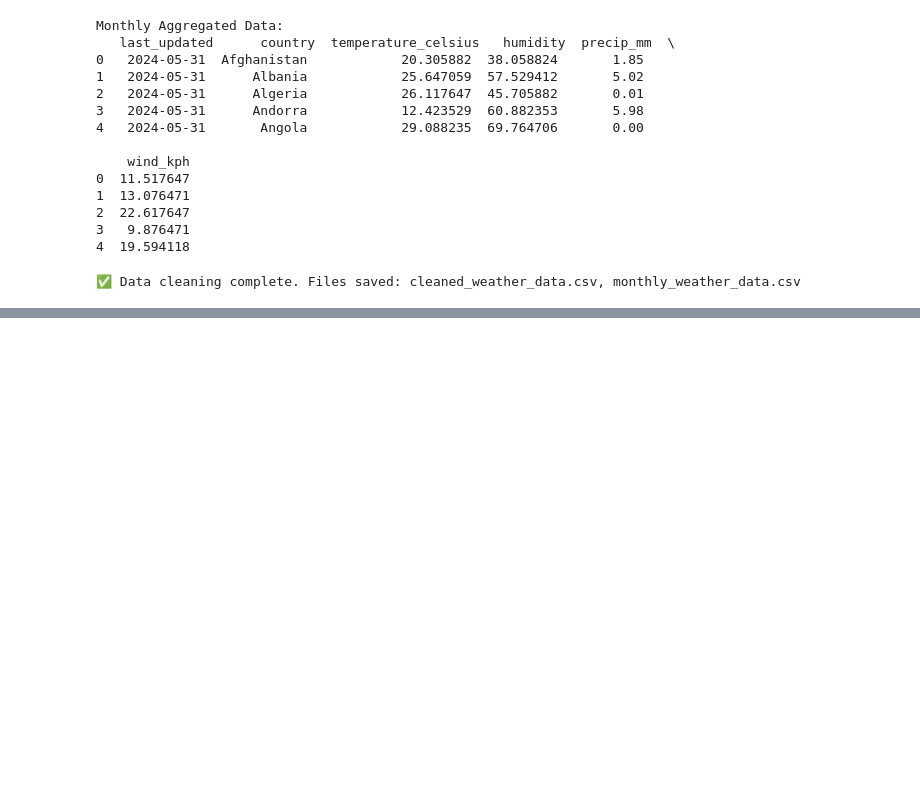
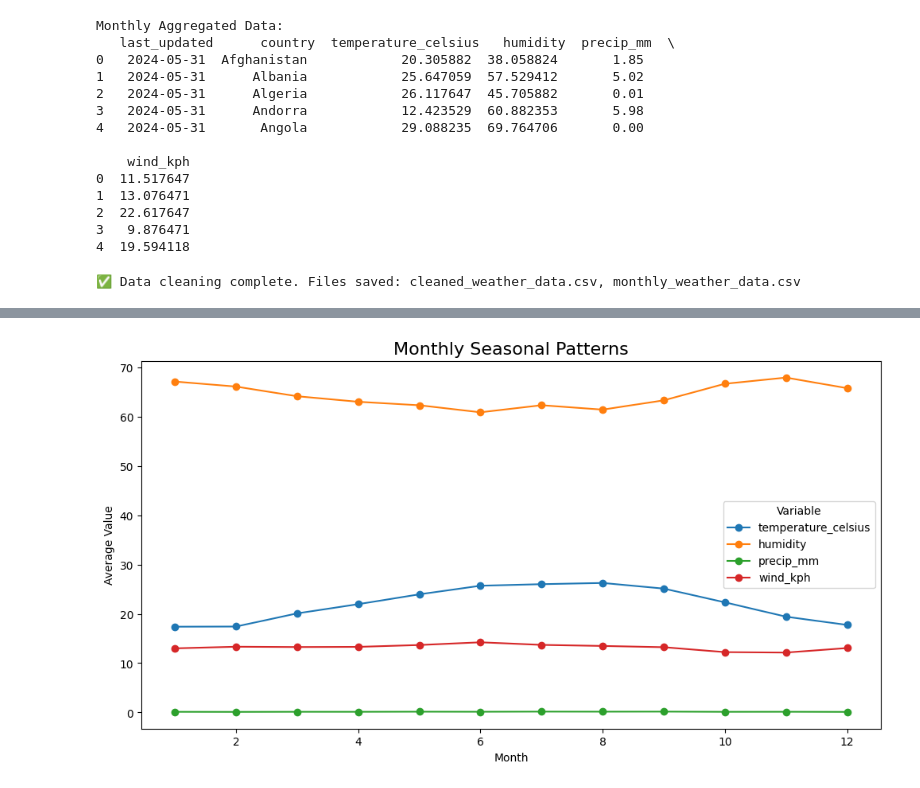
Before and after one commit to shalinimohan1710/DV-ClimateScope-Shalini-M, a Jupyter notebook: DV_CLIMATE.ipynb, the cells around one changed output, grey strips where cells are left out. Drawn from its saved outputs; the diff is of its cells as text; code cells hidden in the pictures; blank space fills up the shorter version.

```diff
--- a/DV_CLIMATE.ipynb
+++ b/DV_CLIMATE.ipynb
@@ -139,0 +181,15 @@ print("\n✅ Data cleaning complete. Files saved: cleaned_weather_data.csv, mont
+# %%
+# 3. Seasonal Patterns (Monthly)
+
+df['month'] = df['last_updated'].dt.month
+num_cols = ['temperature_celsius', 'humidity', 'precip_mm', 'wind_kph']
+monthly_avg = df.groupby('month')[num_cols].mean()
+
+monthly_avg.plot(figsize=(12,6), marker='o')
+plt.title("Monthly Seasonal Patterns", fontsize=16)
+plt.xlabel("Month")
+plt.ylabel("Average Value")
+plt.legend(title="Variable")
+plt.show()
+# %% [output]
+[figure, added]
```
Also changed, not shown: parts of 13 cells of this notebook.
